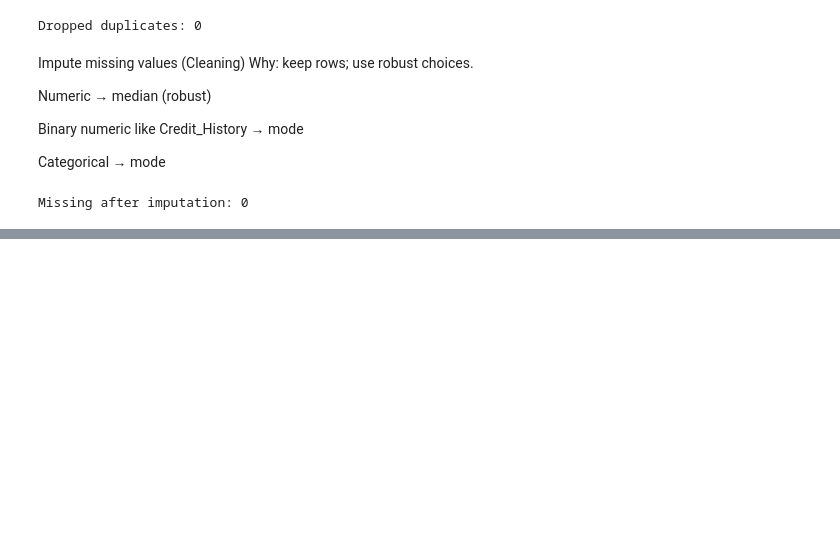
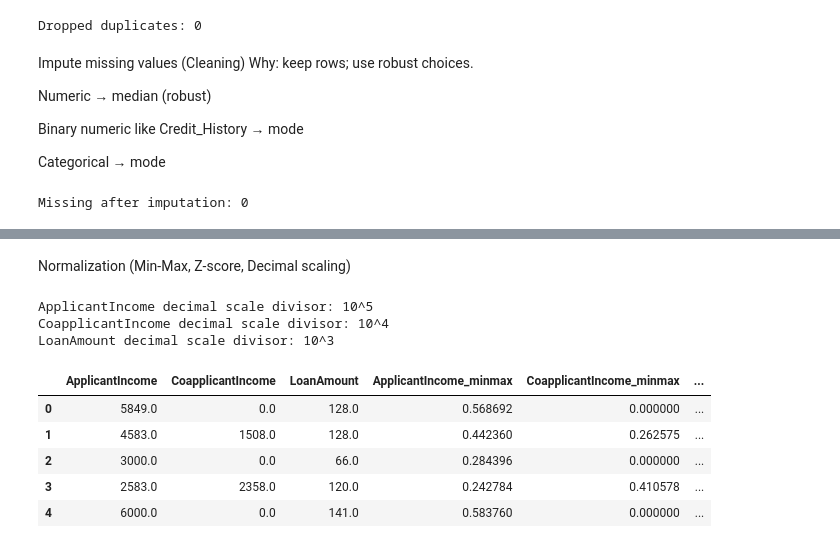
Before and after one commit to pulindu-seniya-silva/FDM_data_preprocessing_task, a Jupyter notebook: FDM_Data_preprocess_task.ipynb, the cells around one changed output, grey strips where cells are left out. Drawn from its saved outputs; the diff is of its cells as text; code cells hidden in the pictures; blank space fills up the shorter version.

```diff
--- a/FDM_Data_preprocess_task.ipynb
+++ b/FDM_Data_preprocess_task.ipynb
@@ -103,0 +152,38 @@ Missing after imputation: 0
+# %% [markdown]
+Normalization (Min-Max, Z-score, Decimal scaling)
+# %%
+from sklearn.preprocessing import MinMaxScaler, StandardScaler
+norm = work.copy()
+
+cols = [c for c in ["ApplicantIncome","CoapplicantIncome","LoanAmount"] if c in norm.columns]
+
+# Min-Max
+mm = MinMaxScaler()
+norm[[f"{c}_minmax" for c in cols]] = mm.fit_transform(norm[cols])
+
+# Z-score
+ss = StandardScaler()
+norm[[f"{c}_zscore" for c in cols]] = ss.fit_transform(norm[cols])
+
+# Decimal scaling
+def decimal_scale(s):
+    m = s.abs().max()
+    j = 0 if (m==0 or pd.isna(m)) else int(np.ceil(np.log10(m + 1e-9)))
+    return s/(10**j), j
+
+for c in cols:
+    scaled, j = decimal_scale(norm[c])
+    norm[f"{c}_decscale"] = scaled
+    print(f"{c} decimal scale divisor: 10^{j}")
+
+norm[[*(cols), *(f"{c}_minmax" for c in cols), *(f"{c}_zscore" for c in cols), *(f"{c}_decscale" for c in cols)]].head()
+# %% [output]
+ApplicantIncome decimal scale divisor: 10^5
+CoapplicantIncome decimal scale divisor: 10^4
+LoanAmount decimal scale divisor: 10^3
+|  | ApplicantIncome | CoapplicantIncome | LoanAmount | ApplicantIncome_minmax | CoapplicantIncome_minmax | ... |
+| 0 | 5849.0 | 0.0 | 128.0 | 0.568692 | 0.000000 | ... |
+| 1 | 4583.0 | 1508.0 | 128.0 | 0.442360 | 0.262575 | ... |
+| 2 | 3000.0 | 0.0 | 66.0 | 0.284396 | 0.000000 | ... |
+| 3 | 2583.0 | 2358.0 | 120.0 | 0.242784 | 0.410578 | ... |
+| 4 | 6000.0 | 0.0 | 141.0 | 0.583760 | 0.000000 | ... |
```
Also changed, not shown: parts of 4 cells of this notebook.
